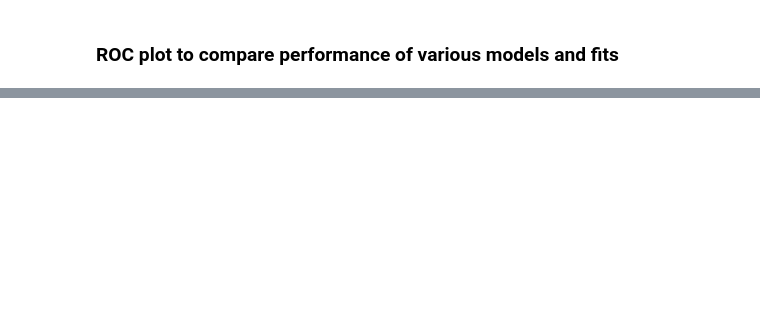
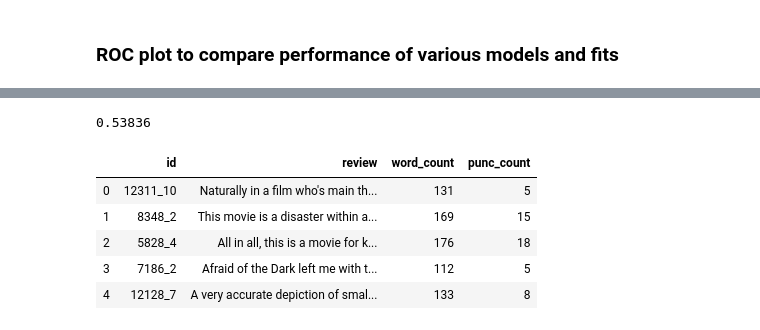
Before and after one commit to visualizedata/ml, a Jupyter notebook: final_assignment_1/moviereviews_first_full_iteration.ipynb, the cells around one changed output, grey strips where cells are left out. Cells and saved outputs as stored; diff of their text form; code cells hidden in the pictures; blank space fills up the shorter version.

```diff
--- a/final_assignment_1/moviereviews_first_full_iteration.ipynb
+++ b/final_assignment_1/moviereviews_first_full_iteration.ipynb
@@ -10,2 +14,0 @@ from my_measures import BinaryClassificationPerformance
-# %%
-movie_data = pd.read_csv('../final_data/moviereviews_train.tsv', sep='\t')
@@ -31,6 +38,0 @@ print(movie_data['sentiment'].mean())
-# %%
-# vectorize Bag of Words from review text; as sparse matrix
-from sklearn.feature_extraction.text import HashingVectorizer
-hv = HashingVectorizer(n_features=2 ** 17, non_negative=True)
-X_hv = hv.fit_transform(movie_data.review)
-print(X_hv.shape)
@@ -253,0 +364,5 @@ plt.show()
+# %%
+# read in test data for submission
+# CHANGE FILE PATH and my_random_seed number (any integer other than 74 will do):
+raw_data, X_test_submission = process_raw_data(fn='/home/ec2-user/data/moviereviews_test.tsv', my_random_seed=74, test=True)
+print("Number of rows in the submission test set (should be 25,000): ")
@@ -253,0 +391,18 @@ plt.show()
+# %%
+# store the id from the raw data
+my_submission = pd.DataFrame(raw_data["id"])
+# concatenate predictions to the id
+my_submission["prediction"] = ols.predict(X_test_submission)
+# look at the proportion of positive predictions
+print(my_submission['prediction'].mean())
+# %% [output]
+0.53836
+# %%
+raw_data.head()
+# %% [output]
+|  | id | review | word_count | punc_count |
+| 0 | 12311_10 | Naturally in a film who's main th... | 131 | 5 |
+| 1 | 8348_2 | This movie is a disaster within a... | 169 | 15 |
+| 2 | 5828_4 | All in all, this is a movie for k... | 176 | 18 |
+| 3 | 7186_2 | Afraid of the Dark left me with t... | 112 | 5 |
+| 4 | 12128_7 | A very accurate depiction of smal... | 133 | 8 |
```
Also changed, not shown: parts of 56 cells of this notebook, 1 other file.
